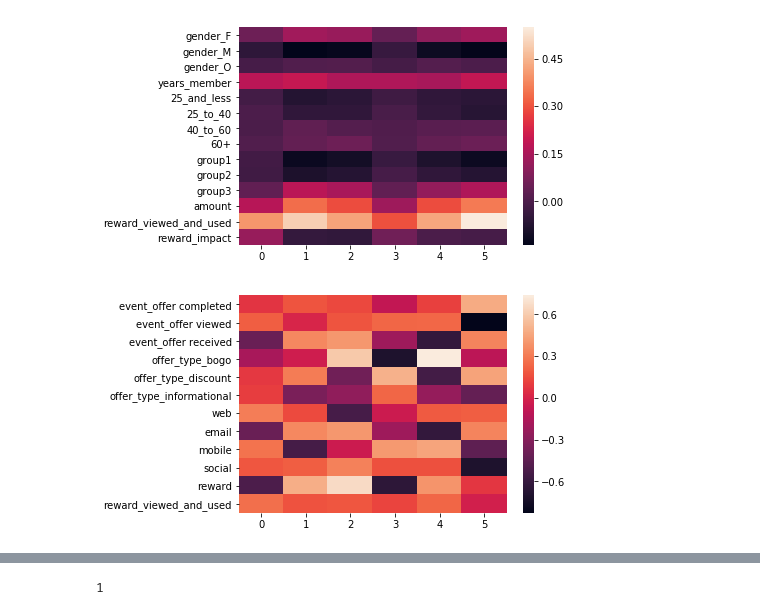
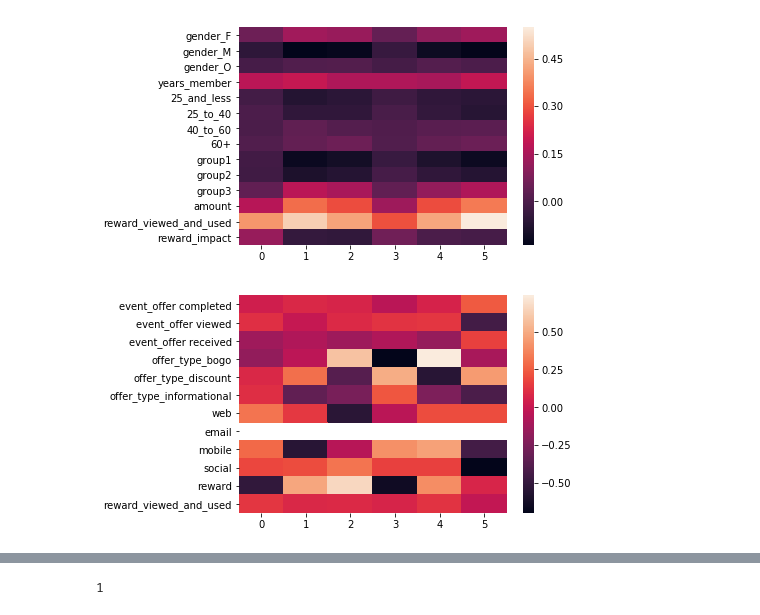
Before and after one commit to madkehl/Capstone, a Jupyter notebook: Starbucks Capstone .ipynb, the cells around one changed output, grey strips where cells are left out. Cells and saved outputs as stored; diff of their text form; code cells hidden in the pictures.

```diff
--- a/Starbucks Capstone .ipynb
+++ b/Starbucks Capstone .ipynb
@@ -883,3 +927,8 @@ u = for_cor.iloc[10: , :]
+# %%
+for_cor = pd.read_csv('./output_funksvd.csv', index_col = 0)
+v = for_cor.iloc[0:10, : ]
+u = for_cor.iloc[10: , :]
+vt = v.T
 # %% [markdown]
 **LATENT FACTOR VISUALIZATIONS**
 # %%
@@ -892,11 +941,11 @@ sns.heatmap(user_corr.iloc[6:, 0:6], annot=False, fmt=".2f");
 # %% [output]
 [figure]
 # %%
-offer_id_char = v.merge(offer_agg, left_on = v.index, right_on = 'offer_id', how = 'right')
+offer_id_char = v.merge(offer_df, left_on = v.index, right_on = 'offer_id', how = 'right')
 offer_id_char = offer_id_char.drop(['user_id'], axis = 1)
 
 offer_corr = offer_id_char.corr()
 
 sns.heatmap(offer_corr.iloc[7:, 0:6], annot=False, fmt=".2f");
 # %% [output]
-[figure, old version]
+[figure, new version]
```
Also changed, not shown: parts of 24 cells of this notebook.
